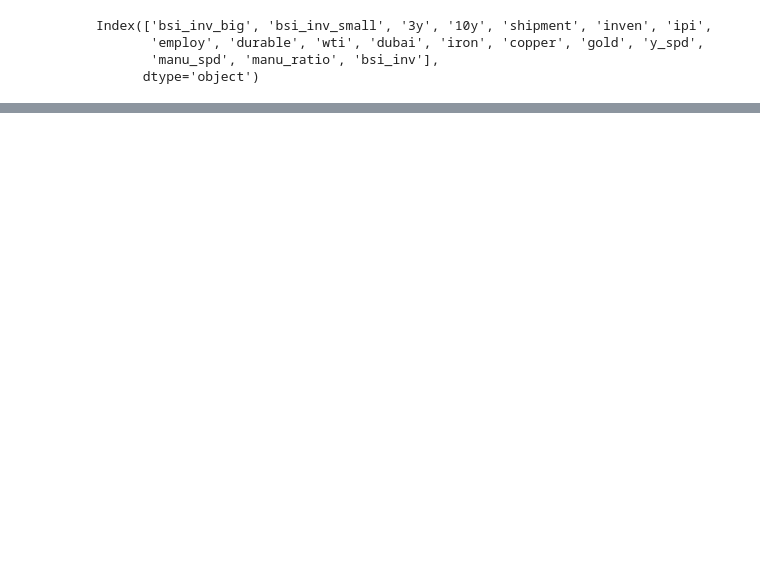
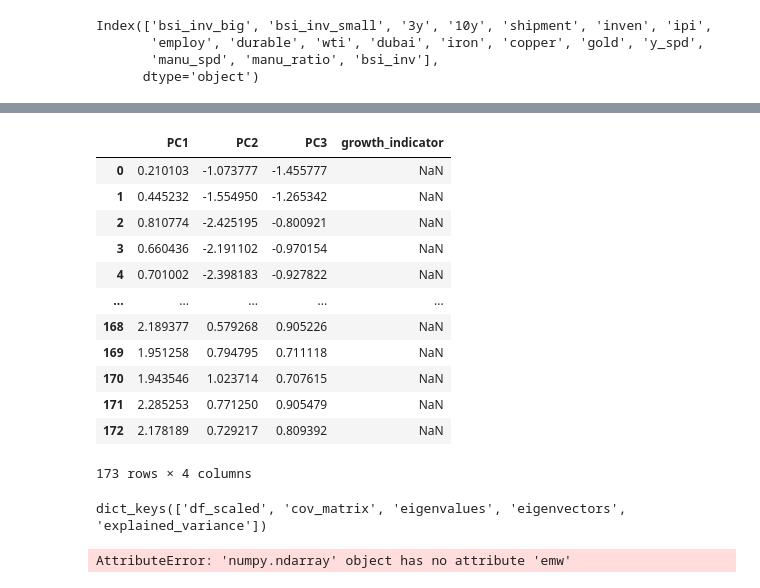
Before and after one commit to yyunjioh/2025.08_LS_Quant_1, a Jupyter notebook: week4/pca_ar1_ewma.ipynb, the cells around one changed output, grey strips where cells are left out. Drawn from its saved outputs; the diff is of its cells as text; code cells hidden in the pictures; blank space fills up the shorter version.

```diff
--- a/week4/pca_ar1_ewma.ipynb
+++ b/week4/pca_ar1_ewma.ipynb
@@ -40,0 +154,55 @@ df2_test = df2['2017-07-01':]
+# %%
+data_pc
+# %% [output]
+|  | PC1 | PC2 | PC3 | growth_indicator |
+| 0 | 0.210103 | -1.073777 | -1.455777 | NaN |
+| 1 | 0.445232 | -1.554950 | -1.265342 | NaN |
+| 2 | 0.810774 | -2.425195 | -0.800921 | NaN |
+| 3 | 0.660436 | -2.191102 | -0.970154 | NaN |
+| 4 | 0.701002 | -2.398183 | -0.927822 | NaN |
+| ... | ... | ... | ... | ... |
+| 168 | 2.189377 | 0.579268 | 0.905226 | NaN |
+| 169 | 1.951258 | 0.794795 | 0.711118 | NaN |
+| 170 | 1.943546 | 1.023714 | 0.707615 | NaN |
+| 171 | 2.285253 | 0.771250 | 0.905479 | NaN |
+| 172 | 2.178189 | 0.729217 | 0.809392 | NaN |
+173 rows × 4 columns
+# %%
+from statsmodels.tsa.ar_model import AutoReg
+
+dates = [] #결과저장: 날짜
+fitted = [] #결과저장: 예측된 growth indicator
+x_list = ['employ', 'durable', 'dubai', 'y_spd', 'manu_spd', 'bsi_inv'] #대상 변수 바꾸고싶으면 이 부분 수정
+
+for i in range(0,len(df2_test.index)):
+    time = df2_test.index[i] + pd.DateOffset(months=-1) # 예측값 얻고 싶은 날짜
+    temp = df2['2003-02-01':time] # 데이터셋 이름 바뀌면 이 부분 수정
+    temp = temp[x_list] #분석 대상 변수들 -> df2에서 가져옴
+    pca_result = pca(temp) #PCA 진행
+
+    #pca1의 주성분을 PC1, PC2, PC3로 설정
+    #표준화된 X 랑 eigenvector 곱하기
+    data_pc = pca_result['df_scaled']@pca_result['eigenvectors'][['PC1', 'PC2', 'PC3']]
+
+    # Growth indicator 산출하는 부분
+    # 각 지표별 가중치 변경하려면 이 부분 수정하기
+    w1 = pca_result['explained_variance']['Explained Variance Ratio'].iloc[0]
+    w2 = pca_result['explained_variance']['Explained Variance Ratio'].iloc[0]
+    w3 = pca_result['explained_variance']['Explained Variance Ratio'].iloc[0]
+
+    data_pc['growth_indicator'] = data_pc['PC1']*w1 + data_pc['PC2']*w2 + data_pc['PC3']*w3
+
+    # AR(1) 모델 피팅
+    x = data_pc['growth_indicator']
+    model = AutoReg(x, lags=1)  # 1 시차를 사용하는 AR(1) 모델
+    model_fitted = model.fit()
+
+    # 예측 수행
+    pred = model_fitted.predict(start=len(x), end=len(x))
+    dates.append(time + pd.DateOffset(months=1))
+    fitted.append(pred.values[0])
+    growth_fitted = pd.DataFrame({'date': dates, 'growth_indicator': fitted})
+    growth_fitted.set_index('date', inplace=True)
+# %% [output]
+dict_keys(['df_scaled', 'cov_matrix', 'eigenvalues', 'eigenvectors', 'explained_variance'])
+AttributeError: 'numpy.ndarray' object has no attribute 'emw'
```
Also changed, not shown: parts of 14 cells of this notebook, 3 other files.
